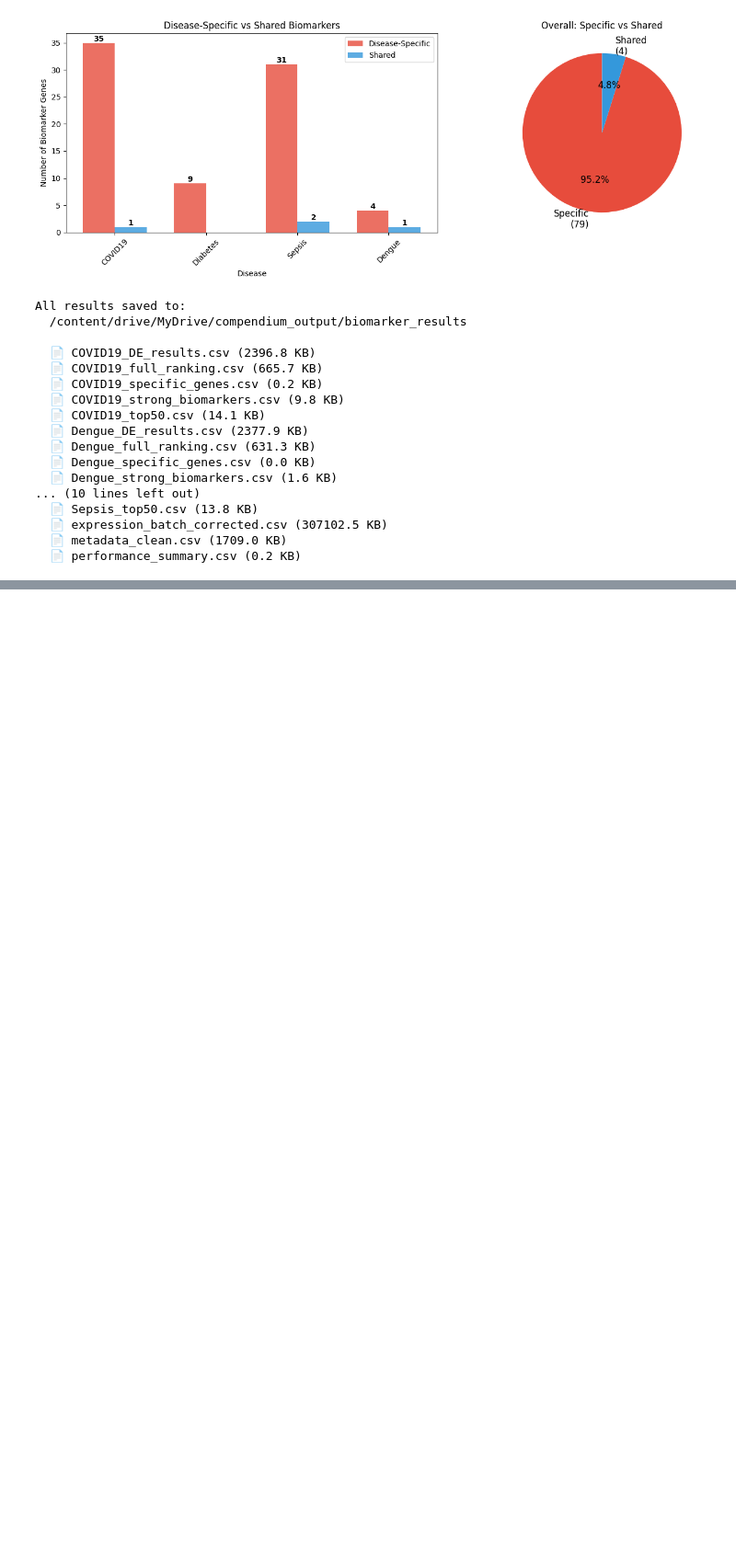
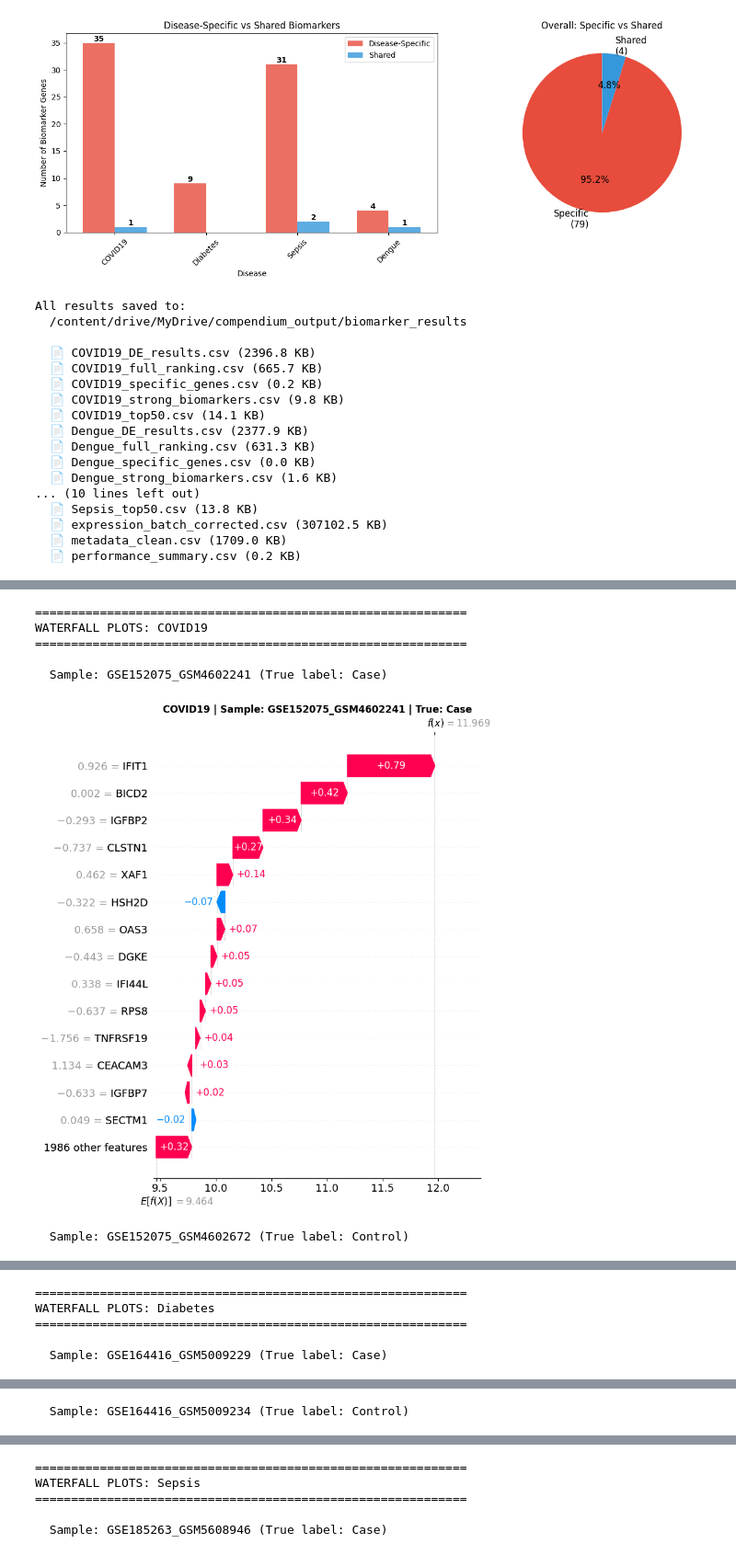
Before and after one commit to borhanur-rahman/Dengu_Biomarker_Discovery, a Jupyter notebook: condition_specific_biomarkars.ipynb, the cells around one changed output, grey strips where cells are left out. Shown at 92% size. Drawn from its saved outputs; the diff is of its cells as text; code cells hidden in the pictures; blank space fills up the shorter version.

```diff
--- a/condition_specific_biomarkars.ipynb
+++ b/condition_specific_biomarkars.ipynb
@@ -1292,0 +1789,69 @@ All results saved to:
+# %%
+# ============================================================
+# CELL 27: SHAP waterfall plot for individual patients
+# ============================================================
+# Shows exactly how each gene contributes to the prediction
+# for ONE specific patient
+
+def plot_sample_waterfall(shap_df, X_scaled, y, sample_idx,
+                          disease_name, explainer):
+    """
+    Waterfall plot for a single sample.
+    Shows how each gene pushes the prediction up or down.
+    """
+    sample_id = shap_df.index[sample_idx]
+    true_label = "Case" if y.iloc[sample_idx] == 1 else "Control"
+
+    print(f"\n  Sample: {sample_id} (True label: {true_label})")
+
+    # Create SHAP Explanation object
+    sv = shap_df.iloc[sample_idx].values
+    base_value = explainer.expected_value
+    if isinstance(base_value, (list, np.ndarray)):
+        base_value = base_value[1] if len(base_value) > 1 else base_value[0]
+
+    explanation = shap.Explanation(
+        values=sv,
+        base_values=base_value,
+        data=X_scaled.iloc[sample_idx].values,
+        feature_names=shap_df.columns.tolist()
+    )
+
+    plt.figure(figsize=(10, 8))
+    shap.waterfall_plot(explanation, max_display=15, show=False)
+    plt.title(f"{disease_name} | Sample: {sample_id} | True: {true_label}",
+              fontsize=12, fontweight="bold")
+    plt.tight_layout()
+    plt.show()
+
+
+# Plot waterfall for first Case and first Control in each disease
+for disease_name, res in shap_results.items():
+    print(f"\n{'='*60}")
+    print(f"WATERFALL PLOTS: {disease_name}")
+    print(f"{'='*60}")
+
+    y = res["y"]
+    shap_df = res["shap_df"]
+    X_scaled = res["X_scaled"]
+    explainer = res["explainer"]
+
+    # First case sample
+    case_indices = np.where(y.values == 1)[0]
+    if len(case_indices) > 0:
+        plot_sample_waterfall(shap_df, X_scaled, y,
+                              case_indices[0], disease_name, explainer)
+
+    # First control sample
+    ctrl_indices = np.where(y.values == 0)[0]
+    if len(ctrl_indices) > 0:
+        plot_sample_waterfall(shap_df, X_scaled, y,
+                              ctrl_indices[0], disease_name, explainer)
+# %% [output]
+============================================================
+WATERFALL PLOTS: COVID19
+============================================================
+
+  Sample: GSE152075_GSM4602241 (True label: Case)
+[figure, added]
+  Sample: GSE152075_GSM4602672 (True label: Control)
@@ -1292,0 +1859,5 @@ All results saved to:
+============================================================
+WATERFALL PLOTS: Diabetes
+============================================================
+
+  Sample: GSE164416_GSM5009229 (True label: Case)
@@ -1292,0 +1865 @@ All results saved to:
+  Sample: GSE164416_GSM5009234 (True label: Control)
@@ -1292,0 +1867,5 @@ All results saved to:
+============================================================
+WATERFALL PLOTS: Sepsis
+============================================================
+
+  Sample: GSE185263_GSM5608946 (True label: Case)
```
Also changed, not shown: parts of 10 cells of this notebook.
